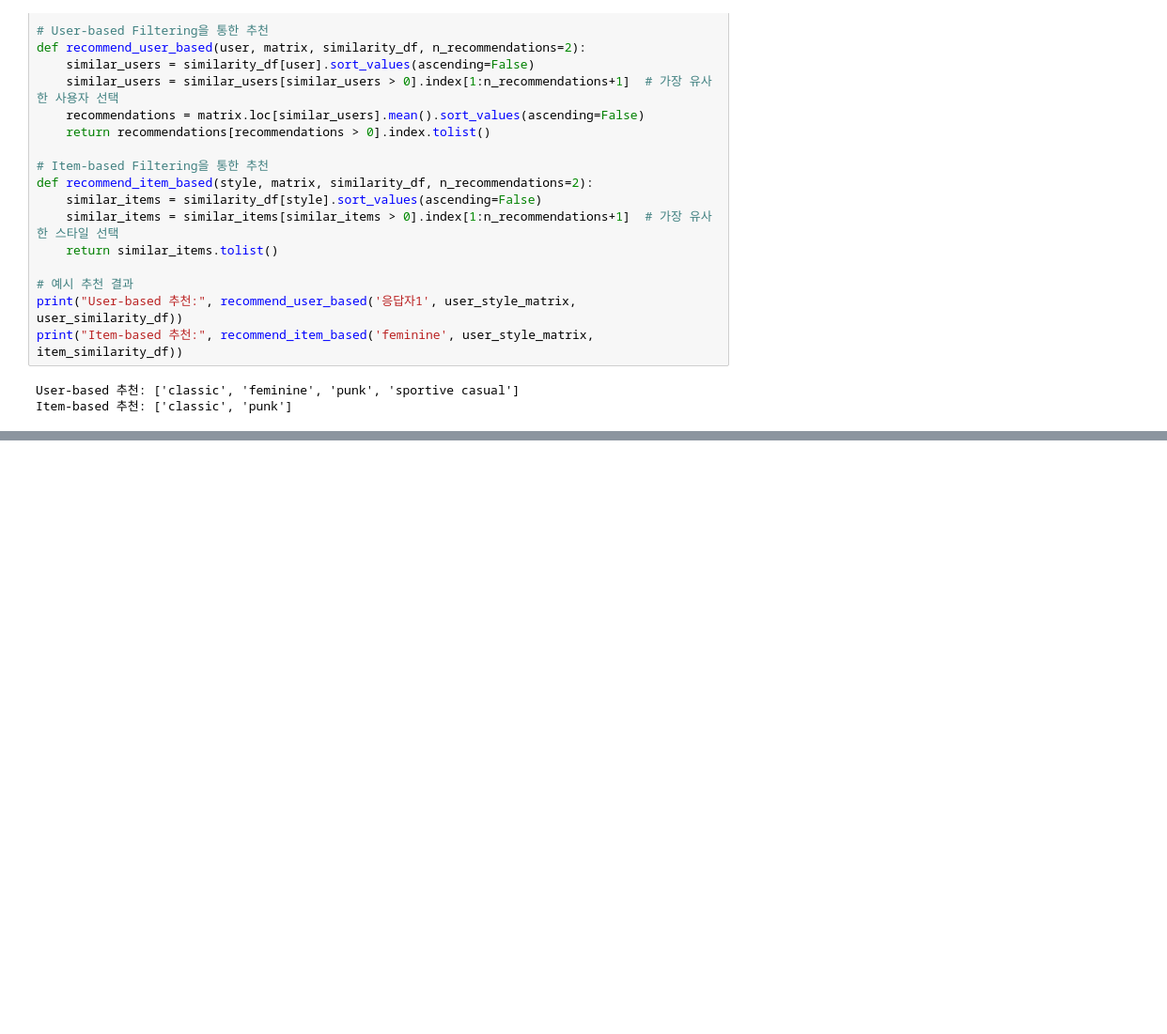
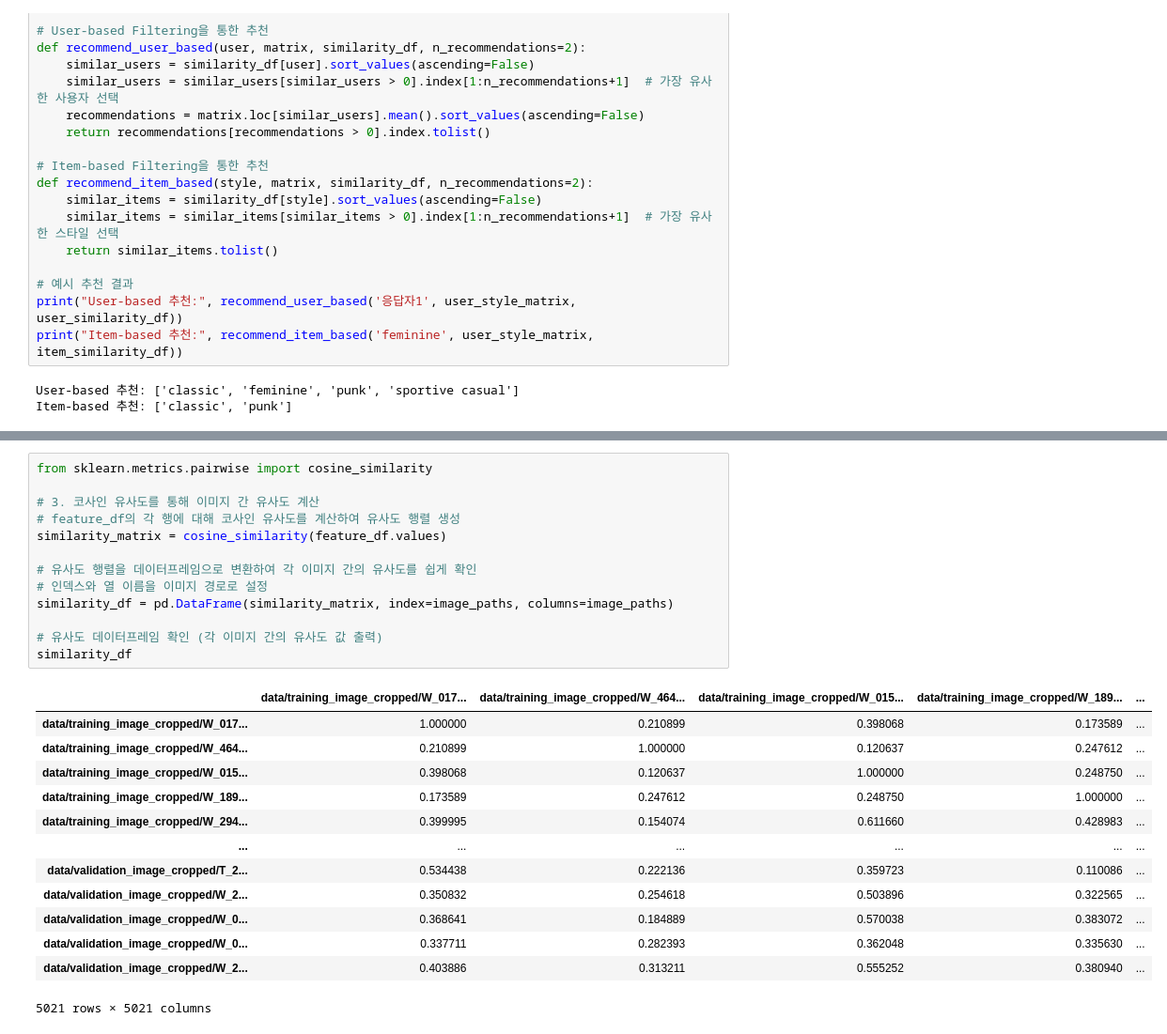
Before and after one commit to teto-ri/data_creator2024, a Jupyter notebook: Mission_3.ipynb, the cells around one changed output, grey strips where cells are left out. Shown at 94% size. Drawn from its saved outputs; the diff is of its cells as text; blank space fills up the shorter version.

```diff
--- a/Mission_3.ipynb
+++ b/Mission_3.ipynb
@@ -86,0 +469,27 @@ Item-based 추천: ['classic', 'punk']
+# %%
+from sklearn.metrics.pairwise import cosine_similarity
+
+# 3. 코사인 유사도를 통해 이미지 간 유사도 계산
+# feature_df의 각 행에 대해 코사인 유사도를 계산하여 유사도 행렬 생성
+similarity_matrix = cosine_similarity(feature_df.values)
+
+# 유사도 행렬을 데이터프레임으로 변환하여 각 이미지 간의 유사도를 쉽게 확인
+# 인덱스와 열 이름을 이미지 경로로 설정
+similarity_df = pd.DataFrame(similarity_matrix, index=image_paths, columns=image_paths)
+
+# 유사도 데이터프레임 확인 (각 이미지 간의 유사도 값 출력)
+similarity_df
+# %% [output]
+|  | data/training_image_cropped/W_017... | data/training_image_cropped/W_464... | data/training_image_cropped/W_015... | data/training_image_cropped/W_189... | ... |
+| data/training_image_cropped/W_017... | 1.000000 | 0.210899 | 0.398068 | 0.173589 | ... |
+| data/training_image_cropped/W_464... | 0.210899 | 1.000000 | 0.120637 | 0.247612 | ... |
+| data/training_image_cropped/W_015... | 0.398068 | 0.120637 | 1.000000 | 0.248750 | ... |
+| data/training_image_cropped/W_189... | 0.173589 | 0.247612 | 0.248750 | 1.000000 | ... |
+| data/training_image_cropped/W_294... | 0.399995 | 0.154074 | 0.611660 | 0.428983 | ... |
+| ... | ... | ... | ... | ... | ... |
+| data/validation_image_cropped/T_2... | 0.534438 | 0.222136 | 0.359723 | 0.110086 | ... |
+| data/validation_image_cropped/W_2... | 0.350832 | 0.254618 | 0.503896 | 0.322565 | ... |
+| data/validation_image_cropped/W_0... | 0.368641 | 0.184889 | 0.570038 | 0.383072 | ... |
+| data/validation_image_cropped/W_0... | 0.337711 | 0.282393 | 0.362048 | 0.335630 | ... |
+| data/validation_image_cropped/W_2... | 0.403886 | 0.313211 | 0.555252 | 0.380940 | ... |
+5021 rows × 5021 columns
```
Also changed, not shown: parts of 23 cells of this notebook, 1 other file.
